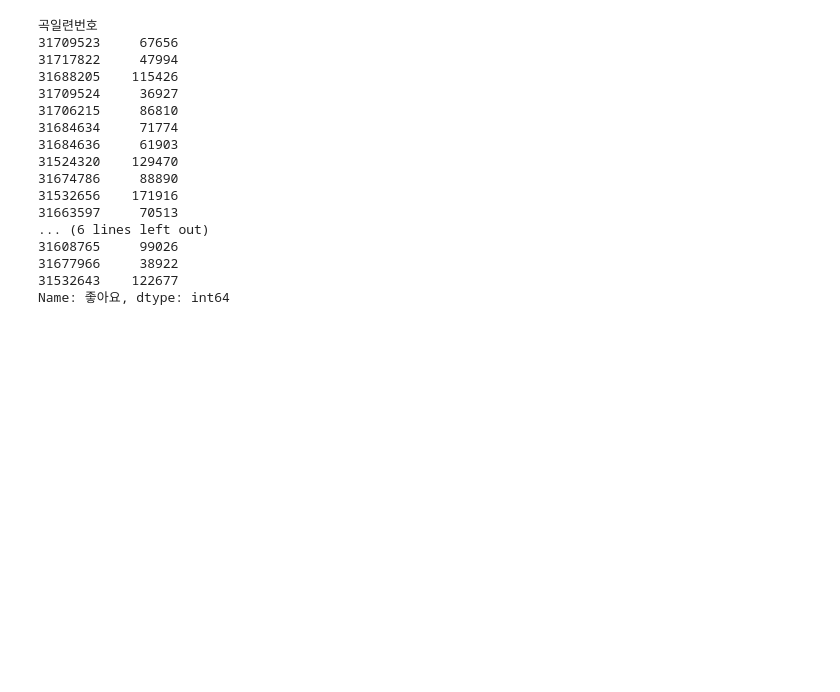
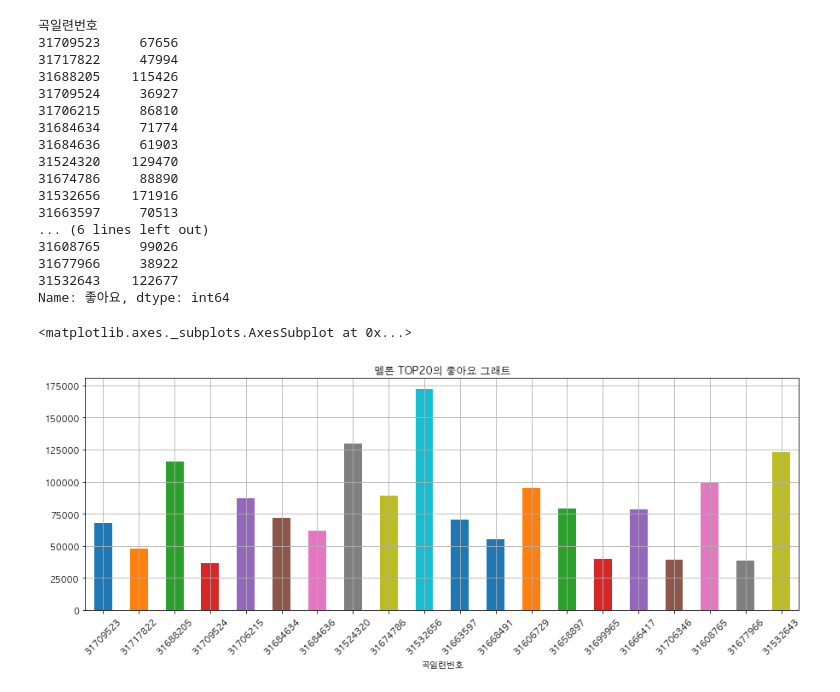
Before and after one commit to CodingSta/demo-ls-201904-pandas, a Jupyter notebook: Pandas 02.ipynb, the cells around one changed output. Cells and saved outputs as stored; diff of their text form; code cells hidden in the pictures; blank space fills up the shorter version.

```diff
--- a/Pandas 02.ipynb
+++ b/Pandas 02.ipynb
@@ -35,4 +52,10 @@ df['좋아요'][:20]
 31677966     38922
 31532643    122677
 Name: 좋아요, dtype: int64
+# %%
+df['좋아요'][:20].plot(kind='bar', grid=True, figsize=(15, 5), rot=45,
+                      title="멜론 TOP20의 좋아요 그래트")
+# %% [output]
+<matplotlib.axes._subplots.AxesSubplot at 0x...>
+[figure, added]
 # %%
```
Also changed, not shown: parts of 9 cells of this notebook.
